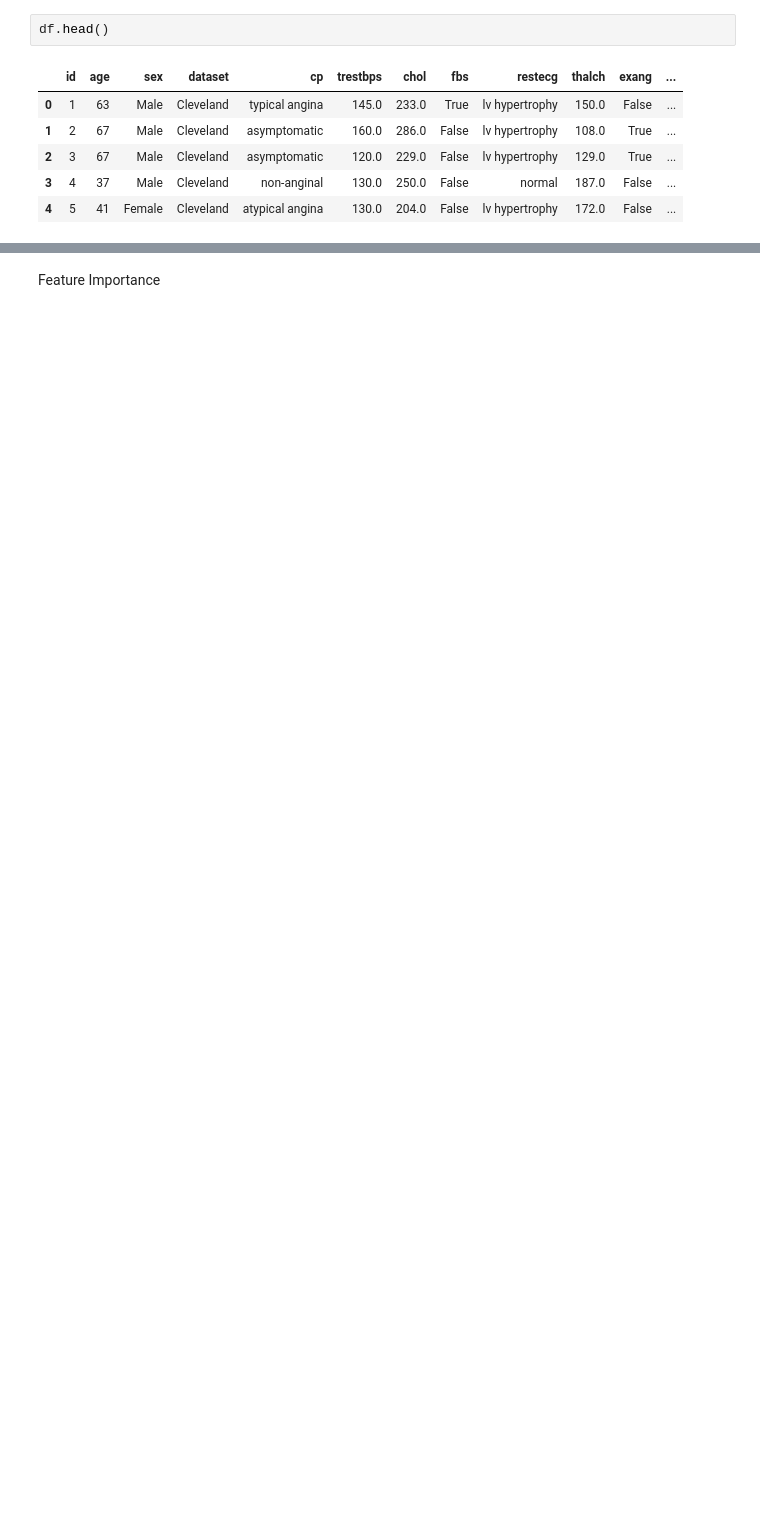
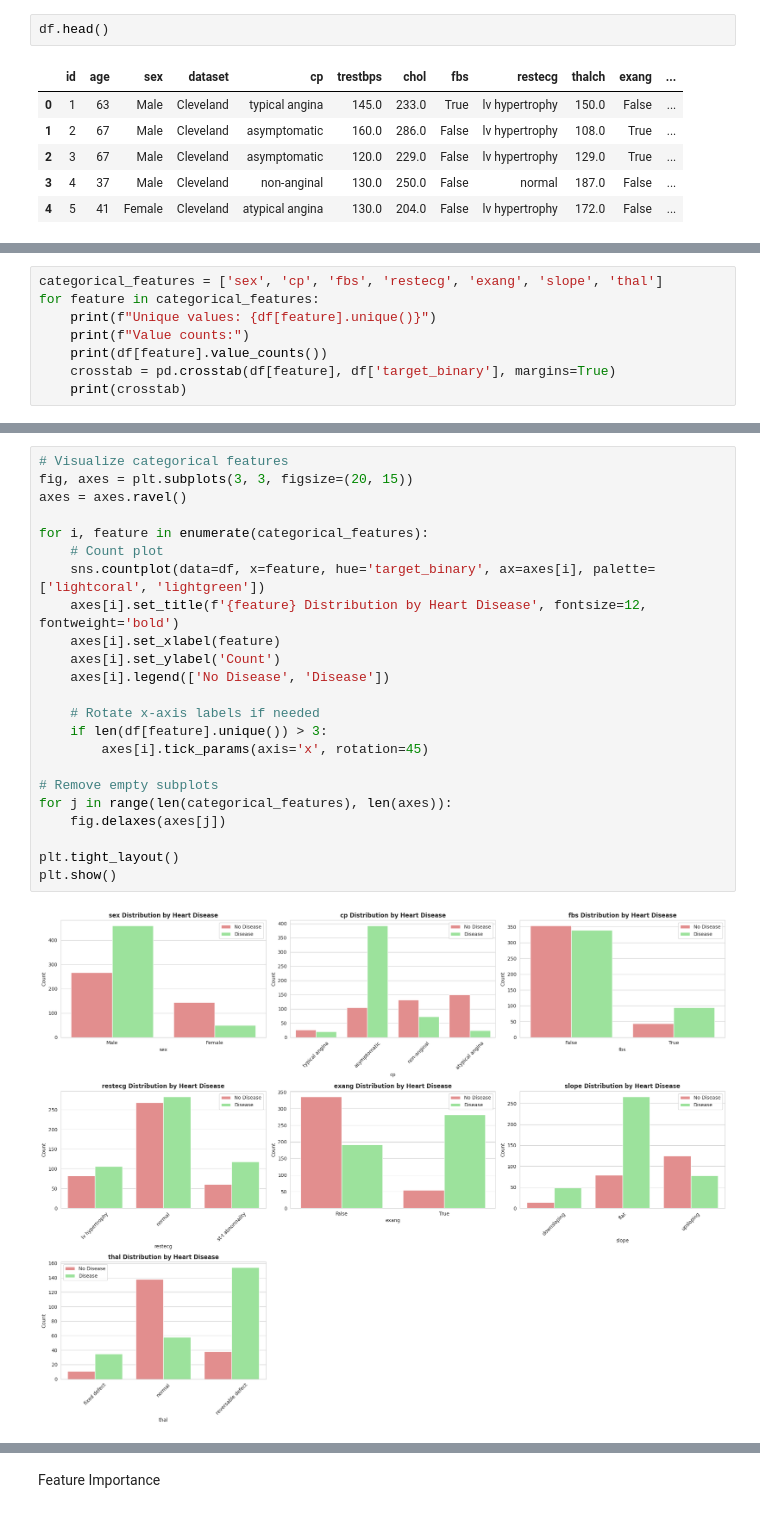
Before and after one commit to Hami-611/21Days_AI-ML_Challenge, a Jupyter notebook: Day_4.ipynb, the cells around one changed output, grey strips where cells are left out. Cells and saved outputs as stored; diff of their text form; blank space fills up the shorter version.

```diff
--- a/Day_4.ipynb
+++ b/Day_4.ipynb
@@ -447,0 +258,8 @@ Model Performance Comparison:
+# %%
+categorical_features = ['sex', 'cp', 'fbs', 'restecg', 'exang', 'slope', 'thal']
+for feature in categorical_features:
+    print(f"Unique values: {df[feature].unique()}")
+    print(f"Value counts:")
+    print(df[feature].value_counts())
+    crosstab = pd.crosstab(df[feature], df['target_binary'], margins=True)
+    print(crosstab)
@@ -447,0 +284,25 @@ Model Performance Comparison:
+# %%
+# Visualize categorical features
+fig, axes = plt.subplots(3, 3, figsize=(20, 15))
+axes = axes.ravel()
+
+for i, feature in enumerate(categorical_features):
+    # Count plot
+    sns.countplot(data=df, x=feature, hue='target_binary', ax=axes[i], palette=['lightcoral', 'lightgreen'])
+    axes[i].set_title(f'{feature} Distribution by Heart Disease', fontsize=12, fontweight='bold')
+    axes[i].set_xlabel(feature)
+    axes[i].set_ylabel('Count')
+    axes[i].legend(['No Disease', 'Disease'])
+
+    # Rotate x-axis labels if needed
+    if len(df[feature].unique()) > 3:
+        axes[i].tick_params(axis='x', rotation=45)
+
+# Remove empty subplots
+for j in range(len(categorical_features), len(axes)):
+    fig.delaxes(axes[j])
+
+plt.tight_layout()
+plt.show()
+# %% [output]
+[figure, added]
```
Also changed, not shown: parts of 85 cells of this notebook.
